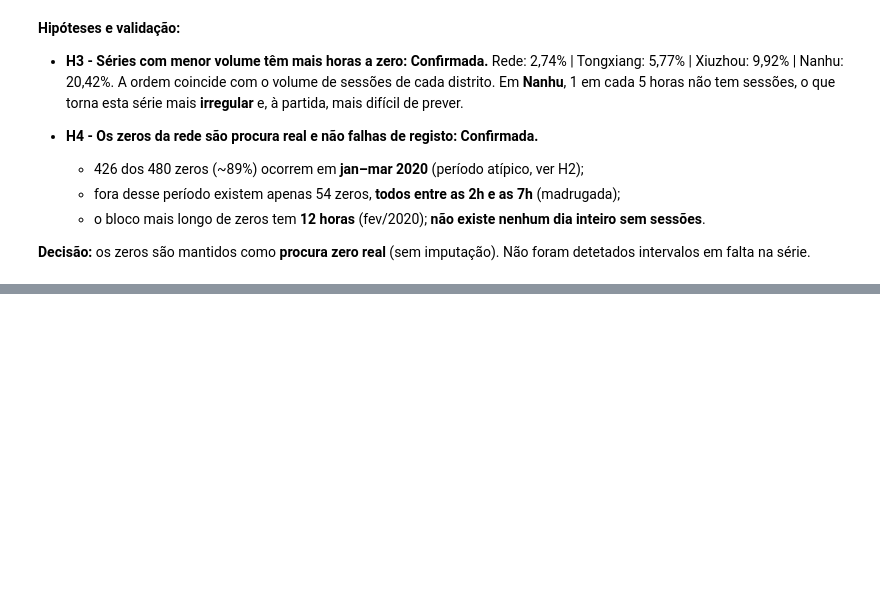
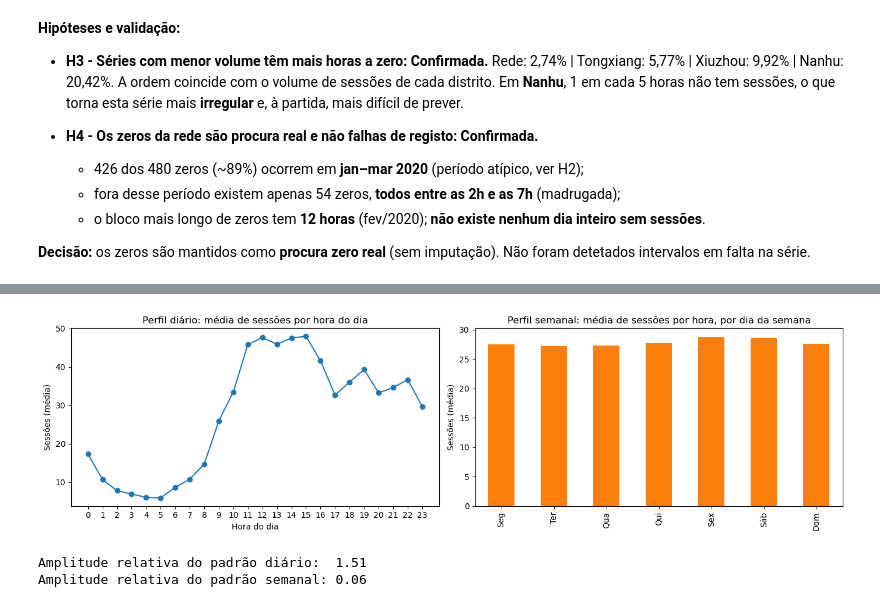
Before and after one commit to 1231478-Ellah-Fleischmann/MINDD-PROJETO-2, a Jupyter notebook: task1.ipynb, the cells around one changed output, grey strips where cells are left out. Cells and saved outputs as stored; diff of their text form; code cells hidden in the pictures; blank space fills up the shorter version.

```diff
--- a/task1.ipynb
+++ b/task1.ipynb
@@ -338,0 +460,37 @@ Por hora do dia: {2: 7, 3: 6, 4: 12, 5: 20, 6: 7, 7: 2}
+# %%
+# Dados a partir de abril de 2020 (sem o período atípico)
+s = series.loc['2020-04-01':, ['Rede']].copy()
+s['hora_dia'] = s.index.hour
+s['dia_semana'] = s.index.dayofweek          # 0 = segunda, 6 = domingo
+nomes_dias = ['Seg', 'Ter', 'Qua', 'Qui', 'Sex', 'Sáb', 'Dom']
+
+# Perfil diário e perfil semanal (média de sessões por hora)
+perfil_hora = s.groupby('hora_dia')['Rede'].mean()
+perfil_dia = s.groupby('dia_semana')['Rede'].mean()
+perfil_dia.index = nomes_dias
+
+fig, axes = plt.subplots(1, 2, figsize=(14, 4))
+
+perfil_hora.plot(ax=axes[0], marker='o', color='tab:blue')
+axes[0].set_title('Perfil diário: média de sessões por hora do dia')
+axes[0].set_xlabel('Hora do dia')
+axes[0].set_ylabel('Sessões (média)')
+axes[0].set_xticks(range(0, 24))
+
+perfil_dia.plot(kind='bar', ax=axes[1], color='tab:orange')
+axes[1].set_title('Perfil semanal: média de sessões por hora, por dia da semana')
+axes[1].set_ylabel('Sessões (média)')
+
+plt.tight_layout()
+plt.show()
+
+# Amplitude relativa de cada padrão
+def amplitude(perfil):
+    return (perfil.max() - perfil.min()) / perfil.mean()
+
+print(f'Amplitude relativa do padrão diário:  {amplitude(perfil_hora):.2f}')
+print(f'Amplitude relativa do padrão semanal: {amplitude(perfil_dia):.2f}')
+# %% [output]
+[figure, added]
+Amplitude relativa do padrão diário:  1.51
+Amplitude relativa do padrão semanal: 0.06
```
Also changed, not shown: parts of 26 cells of this notebook.
